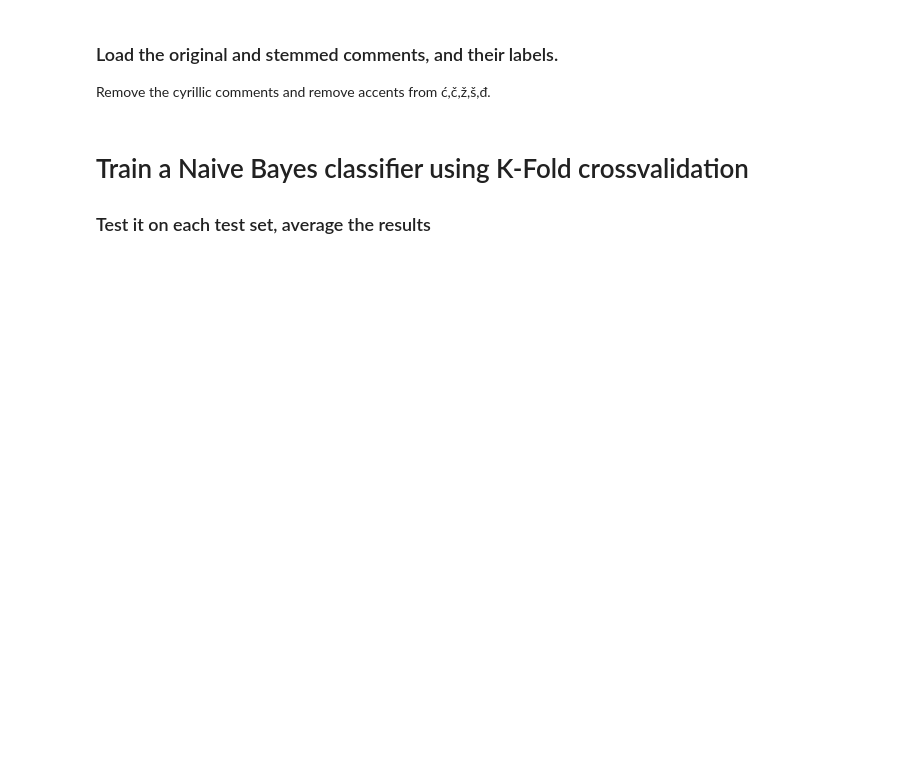
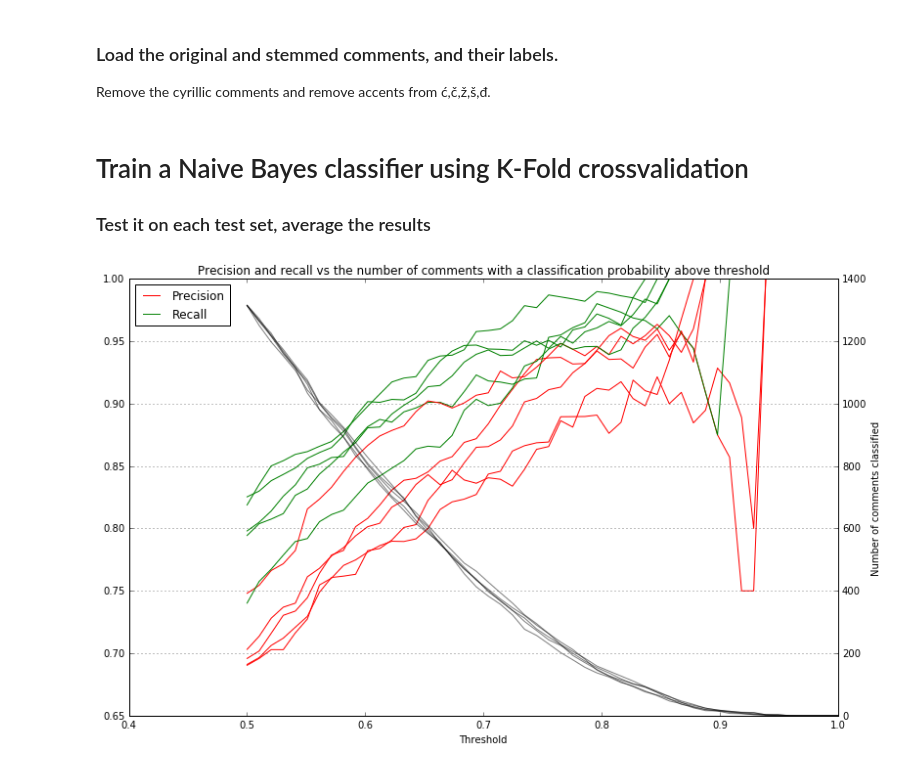
Before and after one commit to MihailoIsakov/shoot-from-the-hip, a Jupyter notebook: Bot Classification.ipynb, the cells around one changed output. Saved outputs shown, nothing was run; the diff lists cells and outputs as text; code cells hidden in the pictures; blank space fills up the shorter version.

Commit message:
Bot classification working on scraped comments with NB

```diff
--- a/Bot Classification.ipynb
+++ b/Bot Classification.ipynb
@@ -29,0 +50,49 @@ labels = np.array([int(float(x)) for x in labels])
+# %%
+n_folds = 5
+nums = []
+
+
+# Split the dataset into k folds, each fold is a test set for one iteration
+k_fold = KFold(len(corpus), n_folds=n_folds, shuffle=False)
+for fold_count, (train, test) in enumerate(k_fold):
+    corpus_train = [corpus[x] for x in train]
+    corpus_test = [corpus[x] for x in test]
+    labels_train = [labels[x] for x in train]
+    labels_test = [labels[x] for x in test]
+
+    # build the dataset, vectorize it using TF-IDF
+    data = CommentDataset(corpus_train, labels_train, corpus_test, labels_test)
+    data.X_train = vectorizer.fit_transform(data._comments_train)
+    data.X_test  = vectorizer.transform(data._comments_test)
+
+    # create and fit the classifier
+    clf = MultinomialNB().fit(data.X_train, data.y_train)
+
+    proba = clf.predict_proba(data.X_test)[:,1]
+
+    # print precision for different thresholds
+    thresholds = np.linspace(0.5, 1)
+    accuracy, precision, recall, num_classified = [], [], [], []
+    for threshold in thresholds:
+        results = data.test_prediction_above(proba, threshold, print_options=[])
+        accuracy.append(results[0]); precision.append(results[1]); recall.append(results[2]);
+        num_classified.append(np.sum(np.logical_or(proba < 1 - threshold, proba > threshold)))
+
+    fig = plt.figure(1, figsize=(13, 8))
+#     plt.plot(thresholds, accuracy, label="Accuracy" if fold_count == 0 else None, color='b', alpha=0.5)
+    plt.plot(thresholds, precision, label="Precision" if not fold_count else None, color='r')
+    plt.plot(thresholds, recall, label="Recall" if not fold_count else None, color='g')
+    plt.legend(loc='upper left')
+    nums.append(num_classified)
+
+plt.xlabel("Threshold")
+plt.twinx()
+for num in nums:
+    plt.plot(thresholds, num, label="Number of comments classified", color='k', alpha=0.5)
+
+plt.title("Precision and recall vs the number of comments with a classification probability above threshold")
+plt.ylabel("Number of comments classified")
+plt.grid()
+plt.show()
+# %% [output]
+[figure, added]
```
Also changed, not shown: parts of 11 cells of this notebook, 1 other file.
